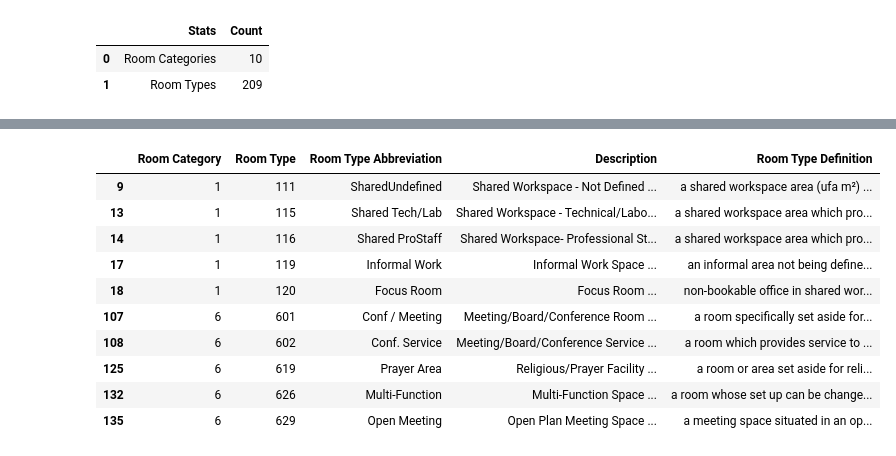
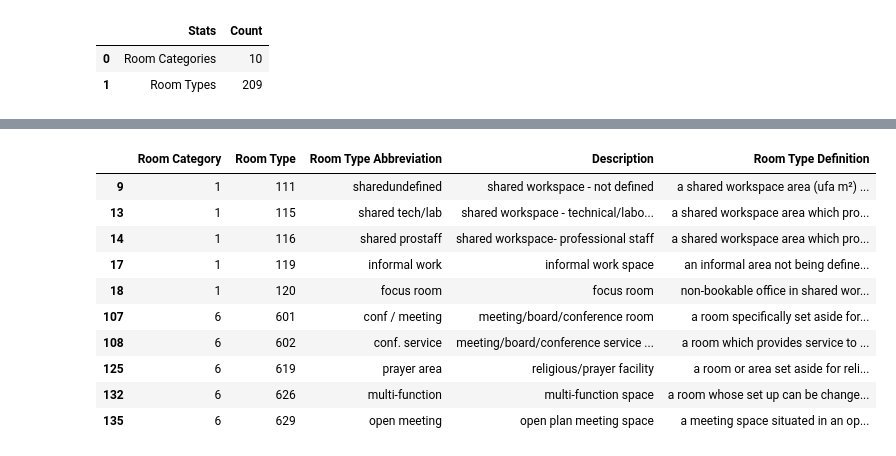
Before and after one commit to abhinavcreed13/project-space-optimisation-group-3, a Jupyter notebook: notebooks/exploratory-data-analysis.ipynb, the cells around one changed output, grey strips where cells are left out. Cells and saved outputs as stored; diff of their text form; code cells hidden in the pictures.

```diff
--- a/notebooks/exploratory-data-analysis.ipynb
+++ b/notebooks/exploratory-data-analysis.ipynb
@@ -354,6 +368,7 @@ stats
 # clean data for joining
 rm_category_type_df['Room Type']=rm_category_type_df['Room Type'].str.strip()
 rm_category_type_df['Room Category']=rm_category_type_df['Room Category'].str.strip()
+rm_category_type_df['Room Type Abbreviation']=rm_category_type_df['Room Type Abbreviation'].str.lower().str.strip()
+rm_category_type_df['Description']=rm_category_type_df['Description'].str.lower().str.strip()
 rm_category_type_df['Room Type Definition']=rm_category_type_df['Room Type Definition'].str.lower().str.strip()
-
-rm_category_type_df.info()
+rm_category_type_df.head()
@@ -379,15 +403,18 @@ rm_category_type_df[rm_category_type_df['Room Type Definition'].str.contains("to
 # %%
 # search for rooms with keyword - meeting
-rm_category_type_df[rm_category_type_df['Room Type Definition'].str.contains("meeting|workspace")]
+possible_rooms = rm_category_type_df[rm_category_type_df['Room Type Definition'].str.contains("meeting|workspace")]
+meeting_room_types = possible_rooms['Room Type'].tolist()
+meeting_room_types.remove('619')
+possible_rooms
 # %% [output]
 |  | Room Category | Room Type | Room Type Abbreviation | Description | Room Type Definition |
-| 9 | 1 | 111 | SharedUndefined | Shared Workspace - Not Defined ... | a shared workspace area (ufa m²) ... |
-| 13 | 1 | 115 | Shared Tech/Lab | Shared Workspace - Technical/Labo... | a shared workspace area which pro... |
-| 14 | 1 | 116 | Shared ProStaff | Shared Workspace- Professional St... | a shared workspace area which pro... |
-| 17 | 1 | 119 | Informal Work | Informal Work Space ... | an informal area not being define... |
-| 18 | 1 | 120 | Focus Room | Focus Room ... | non-bookable office in shared wor... |
-| 107 | 6 | 601 | Conf / Meeting | Meeting/Board/Conference Room ... | a room specifically set aside for... |
-| 108 | 6 | 602 | Conf. Service | Meeting/Board/Conference Service ... | a room which provides service to ... |
-| 125 | 6 | 619 | Prayer Area | Religious/Prayer Facility ... | a room or area set aside for reli... |
-| 132 | 6 | 626 | Multi-Function | Multi-Function Space ... | a room whose set up can be change... |
-| 135 | 6 | 629 | Open Meeting | Open Plan Meeting Space ... | a meeting space situated in an op... |
+| 9 | 1 | 111 | sharedundefined | shared workspace - not defined | a shared workspace area (ufa m²) ... |
+| 13 | 1 | 115 | shared tech/lab | shared workspace - technical/labo... | a shared workspace area which pro... |
+| 14 | 1 | 116 | shared prostaff | shared workspace- professional staff | a shared workspace area which pro... |
+| 17 | 1 | 119 | informal work | informal work space | an informal area not being define... |
+| 18 | 1 | 120 | focus room | focus room | non-bookable office in shared wor... |
+| 107 | 6 | 601 | conf / meeting | meeting/board/conference room | a room specifically set aside for... |
+| 108 | 6 | 602 | conf. service | meeting/board/conference service ... | a room which provides service to ... |
+| 125 | 6 | 619 | prayer area | religious/prayer facility | a room or area set aside for reli... |
+| 132 | 6 | 626 | multi-function | multi-function space | a room whose set up can be change... |
+| 135 | 6 | 629 | open meeting | open plan meeting space | a meeting space situated in an op... |
```
Also changed, not shown: parts of 10 cells of this notebook.
